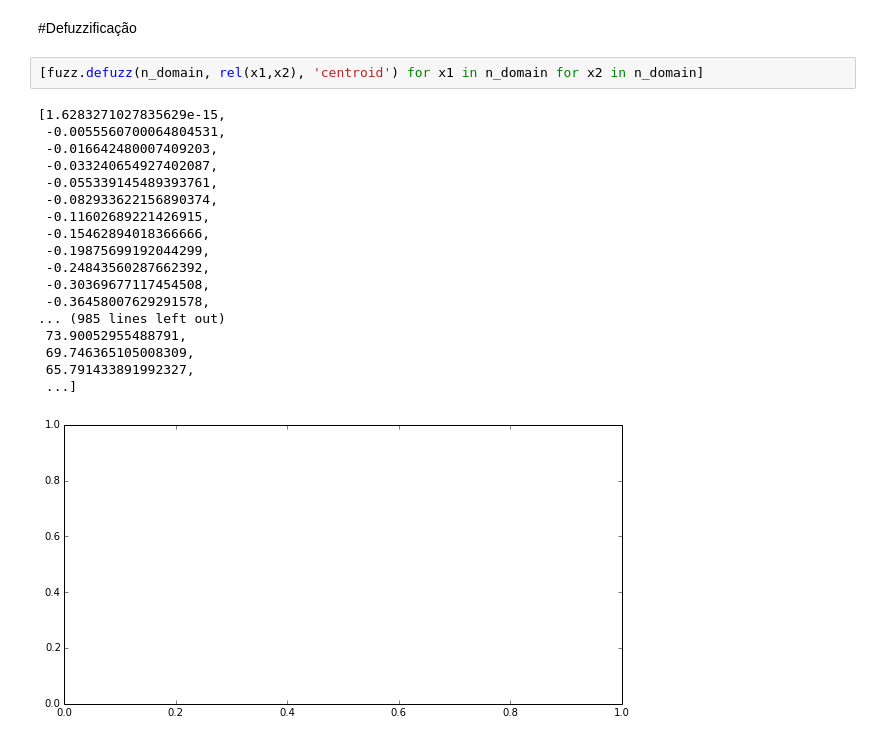
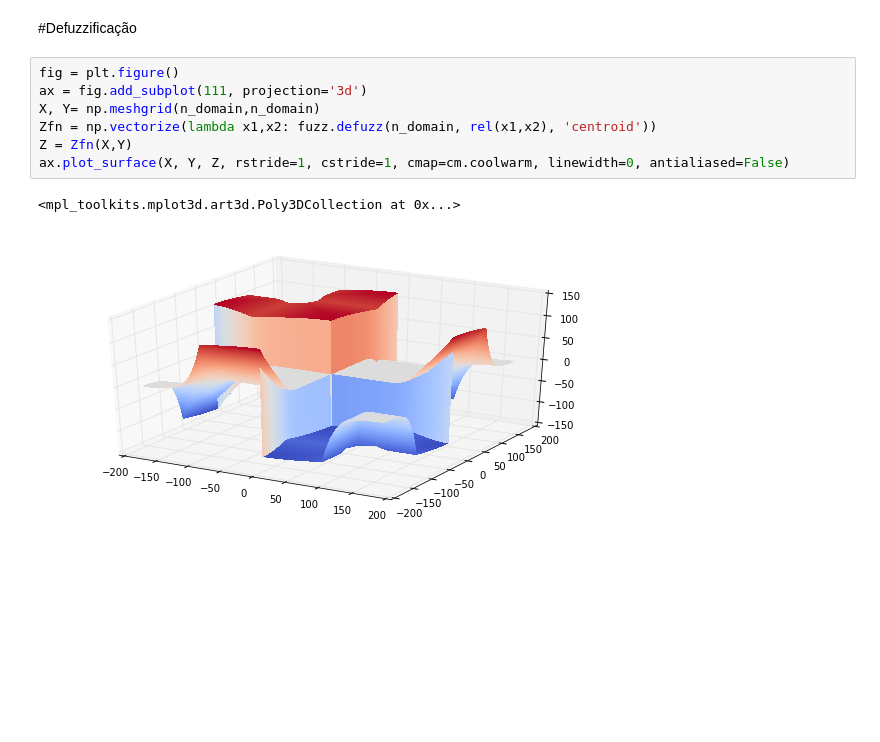
Before and after one commit to hoarf/robotsoccer, a Jupyter notebook: robotsoccer.ipynb, the cells around one changed output. Saved outputs shown, nothing was run; the diff lists cells and outputs as text; blank space fills up the shorter version.

Commit message:
Add the proper 3d chart of resulting calculations

```diff
--- a/robotsoccer.ipynb
+++ b/robotsoccer.ipynb
@@ -71,24 +72,13 @@ rel = lambda x1,x2: reduce(np.fmax,[
 ])
 # %% [markdown]
 #Defuzzificação
-# %%
-[fuzz.defuzz(n_domain, rel(x1,x2), 'centroid') for x1 in n_domain for x2 in n_domain]
-# %% [output]
-[1.6283271027835629e-15,
- -0.0055560700064804531,
- -0.016642480007409203,
- -0.033240654927402087,
- -0.055339145489393761,
- -0.082933622156890374,
- -0.11602689221426915,
- -0.15462894018366666,
- -0.19875699192044299,
- -0.24843560287662392,
- -0.30369677117454508,
- -0.36458007629291578,
-... (985 lines left out)
- 73.90052955488791,
- 69.746365105008309,
- 65.791433891992327,
- ...]
-[figure, removed]
+# %%
+fig = plt.figure()
+ax = fig.add_subplot(111, projection='3d')
+X, Y= np.meshgrid(n_domain,n_domain)
+Zfn = np.vectorize(lambda x1,x2: fuzz.defuzz(n_domain, rel(x1,x2), 'centroid'))
+Z = Zfn(X,Y)
+ax.plot_surface(X, Y, Z, rstride=1, cstride=1, cmap=cm.coolwarm, linewidth=0, antialiased=False)
+# %% [output]
+<mpl_toolkits.mplot3d.art3d.Poly3DCollection at 0x...>
+[figure, added]
```
Also changed, not shown: parts of 1 cell of this notebook.
